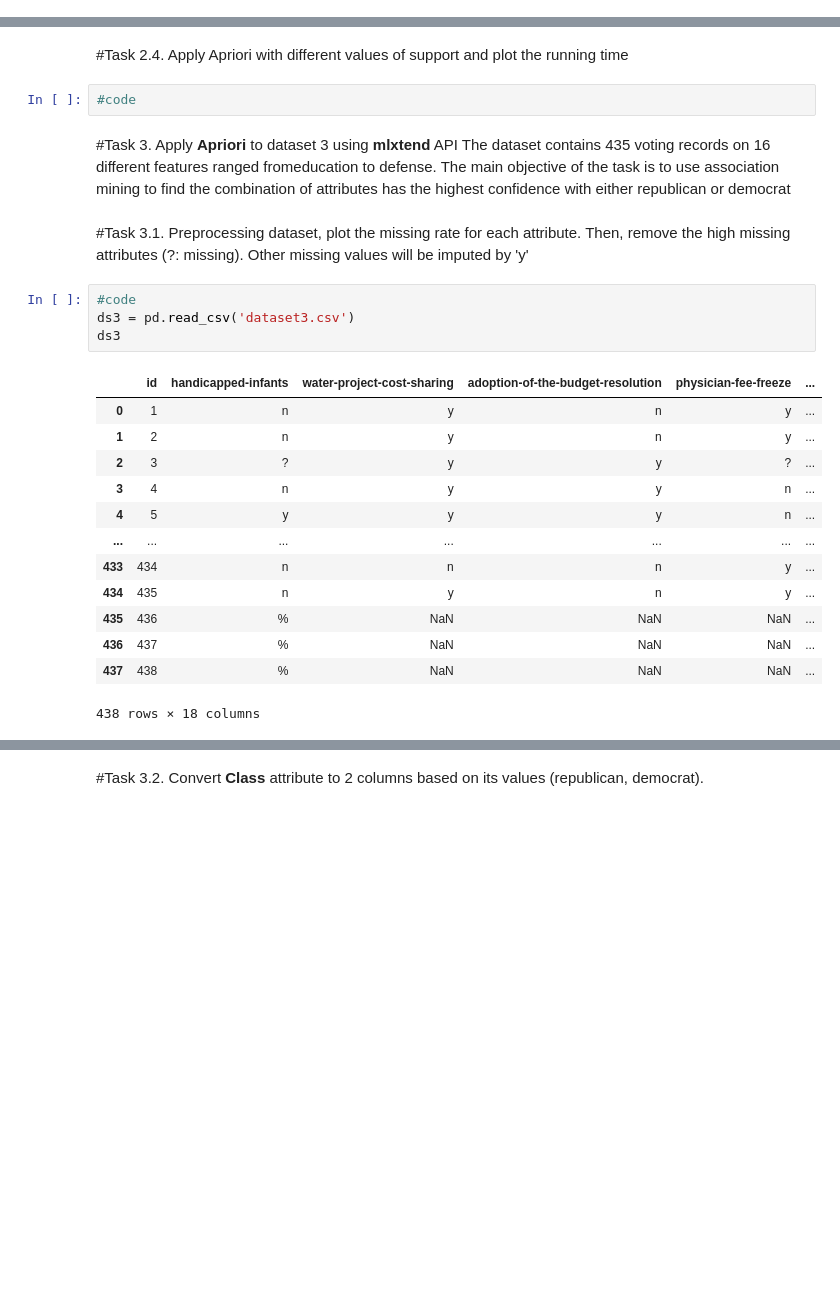
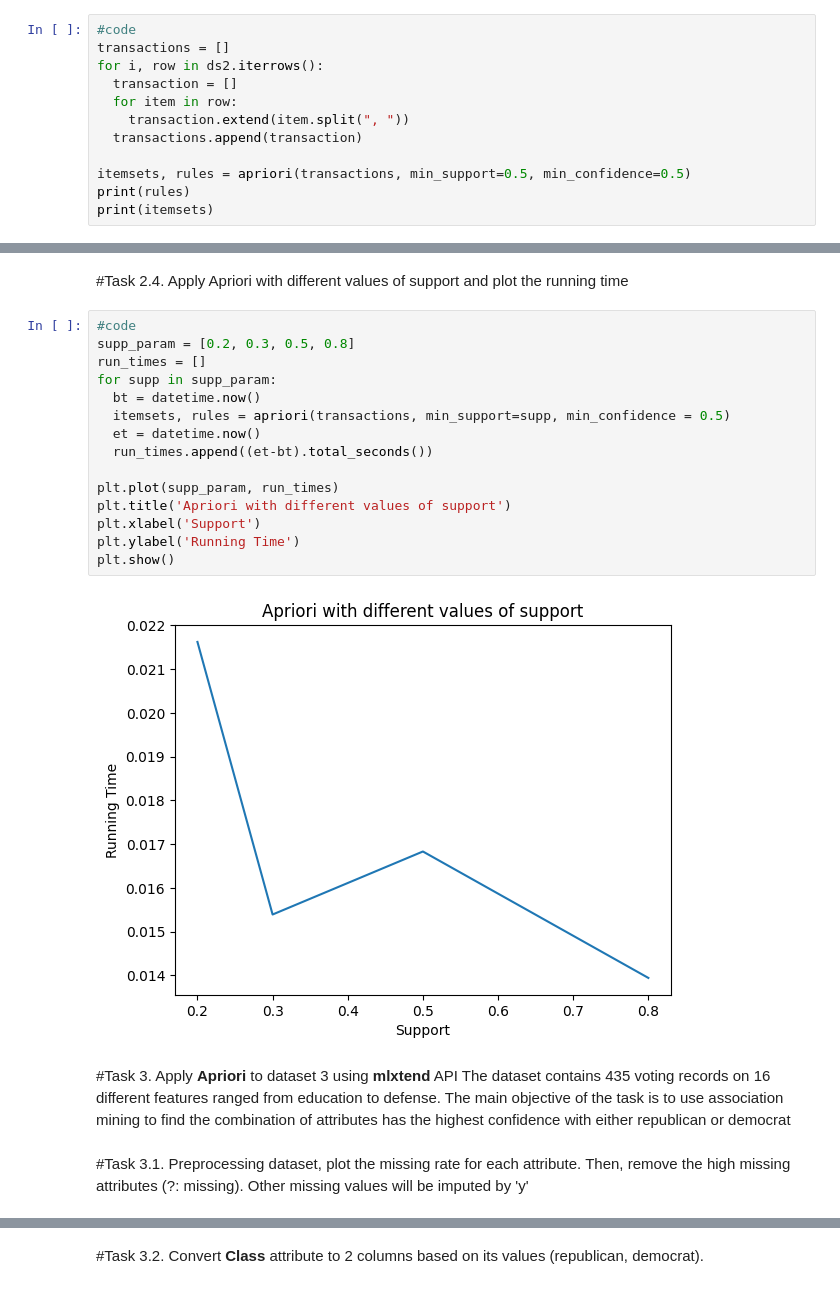
Before and after one commit to PhamTienLoc/Lab_DM, a Jupyter notebook: Lab_3_21130429_PhamTienLoc.ipynb, the cells around one changed output, grey strips where cells are left out. Saved outputs shown, nothing was run; the diff lists cells and outputs as text; blank space fills up the shorter version.

```diff
--- a/Lab_3_21130429_PhamTienLoc.ipynb
+++ b/Lab_3_21130429_PhamTienLoc.ipynb
@@ -103,0 +122,12 @@ transactions = []
+# %%
+#code
+transactions = []
+for i, row in ds2.iterrows():
+  transaction = []
+  for item in row:
+    transaction.extend(item.split(", "))
+  transactions.append(transaction)
+
+itemsets, rules = apriori(transactions, min_support=0.5, min_confidence=0.5)
+print(rules)
+print(itemsets)
@@ -108,27 +156,24 @@ transactions = []
 # %% [markdown]
 #Task 2.4. Apply Apriori with different values of support and plot the running time
-# %%
-#code
+# %%
+#code
+supp_param = [0.2, 0.3, 0.5, 0.8]
+run_times = []
+for supp in supp_param:
+  bt = datetime.now()
+  itemsets, rules = apriori(transactions, min_support=supp, min_confidence = 0.5)
+  et = datetime.now()
+  run_times.append((et-bt).total_seconds())
+
+plt.plot(supp_param, run_times)
+plt.title('Apriori with different values of support')
+plt.xlabel('Support')
+plt.ylabel('Running Time')
+plt.show()
+# %% [output]
+[figure, added]
 # %% [markdown]
 #Task 3. Apply **Apriori** to dataset 3 using **mlxtend** API
-The dataset contains 435 voting records on 16 different features ranged fromeducation to defense. The main objective of the task is to use association mining to find the combination of attributes has the highest confidence with either republican or democrat
+The dataset contains 435 voting records on 16 different features ranged from education to defense. The main objective of the task is to use association mining to find the combination of attributes has the highest confidence with either republican or democrat
 # %% [markdown]
 #Task 3.1. Preprocessing dataset, plot the missing rate for each attribute. Then, remove the high missing attributes (?: missing). Other missing values will be imputed by 'y'
-# %%
-#code
-ds3 = pd.read_csv('dataset3.csv')
-ds3
-# %% [output]
-|  | id | handicapped-infants | water-project-cost-sharing | adoption-of-the-budget-resolution | physician-fee-freeze | ... |
-| 0 | 1 | n | y | n | y | ... |
-| 1 | 2 | n | y | n | y | ... |
-| 2 | 3 | ? | y | y | ? | ... |
-| 3 | 4 | n | y | y | n | ... |
-| 4 | 5 | y | y | y | n | ... |
-| ... | ... | ... | ... | ... | ... | ... |
-| 433 | 434 | n | n | n | y | ... |
-| 434 | 435 | n | y | n | y | ... |
-| 435 | 436 | % | NaN | NaN | NaN | ... |
-| 436 | 437 | % | NaN | NaN | NaN | ... |
-| 437 | 438 | % | NaN | NaN | NaN | ... |
-438 rows × 18 columns
```
Also changed, not shown: parts of 14 cells of this notebook.
